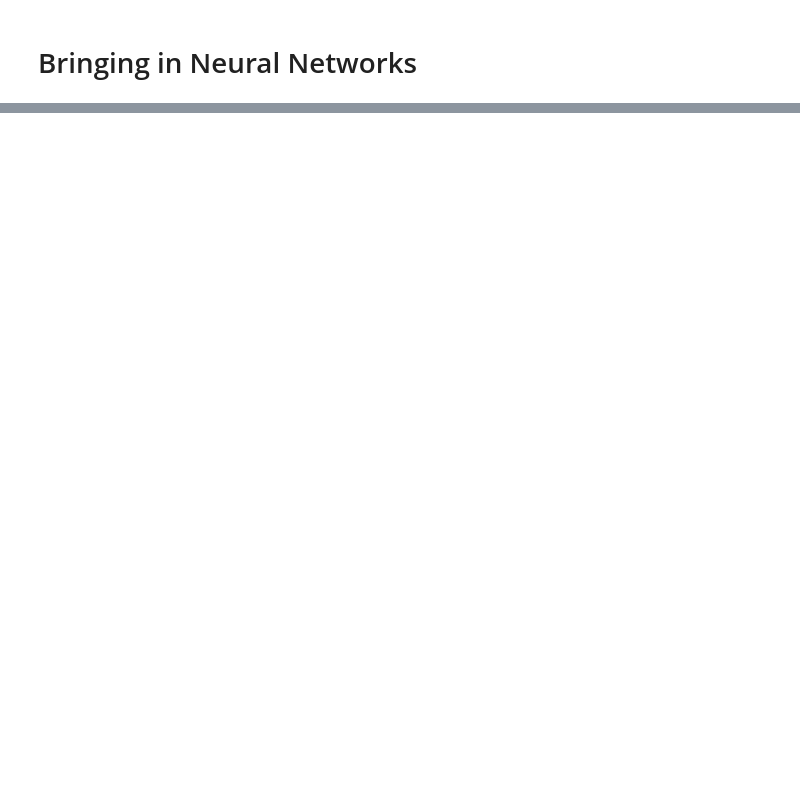
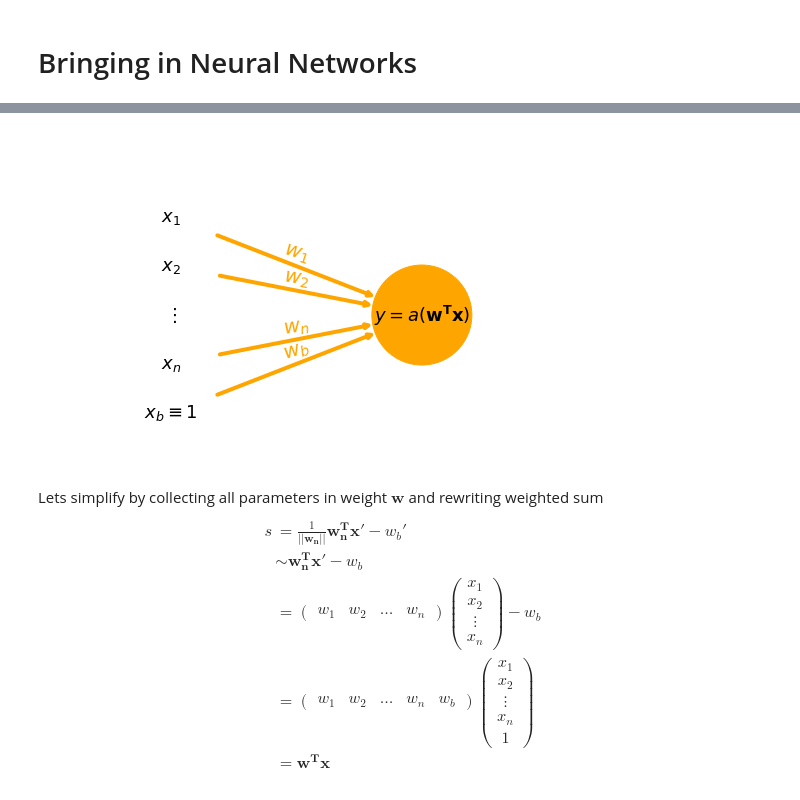
Before and after one commit to johndah/Intro-to-Machine-Learning, a Jupyter notebook: neural_networks_intro.ipynb, the cells around one changed output, grey strips where cells are left out. Drawn from its saved outputs; the diff is of its cells as text; code cells hidden in the pictures; blank space fills up the shorter version.

Commit message:
Bring in neural networks

```diff
--- a/neural_networks_intro.ipynb
+++ b/neural_networks_intro.ipynb
@@ -426,0 +322,79 @@ Latex('''
+# %%
+import pandas as pd
+import networkx as nx
+import matplotlib.pyplot as plt
+
+plt.figure(figsize=(9, 6))
+
+input_neurons = [r'$x_1$', r'$x_2$', r'$\vdots$', r'$x_n$', r'$x_b \equiv1$']
+output_neurons = [r'$y = a(\mathbf{w^T x})$']*len(input_neurons)
+
+df = pd.DataFrame({'input_neurons': input_neurons,
+                   'output_neurons': output_neurons})
+
+scale = .3
+pos = {input_neurons[0]: (1, 5*scale),
+       input_neurons[1]: (1, 4*scale),
+       input_neurons[2]: (1, 3*scale),
+       input_neurons[3]: (1, 2*scale),
+       input_neurons[4]: (1, 1*scale),
+       output_neurons[0]: (3, 3*scale)}
+
+labels = dict(zip(pos.keys(), pos.keys()))
+
+G = nx.from_pandas_edgelist(df,
+                            'input_neurons',
+                            'output_neurons',
+                            create_using=nx.DiGraph())
+
+G = nx.restricted_view(G, [],  [(input_neurons[2],  output_neurons[0])])
+nodes = nx.draw_networkx_nodes(G, pos,
+                               nodelist=G.nodes,
+                               node_size=1.e4,
+                               node_shape='o',
+                               node_color='orange',
+                               alpha=[0, 1, 0, 0, 0, 0])
+
+nx.draw_networkx_labels(G, pos, labels, font_size=18, font_color='black')
+
+edges = nx.draw_networkx_edges(G, pos, node_size=1.e4,
+                               arrowstyle='->',
+                               edge_color='orange',
+                               width=4,)
+
+nx.draw_networkx_edge_labels(G, pos, bbox=dict(facecolor='none', edgecolor='none'),
+                             font_size=20,
+                             font_color='orange',
+                             verticalalignment='bottom',
+                             edge_labels={(input_neurons[0], output_neurons[0]): r'$w_1$',
+                                          (input_neurons[1], output_neurons[1]): r'$w_2$',
+                                          (input_neurons[2], output_neurons[2]): '',
+                                          (input_neurons[3], output_neurons[3]): r'$w_n$',
+                                          (input_neurons[4], output_neurons[4]): r'$w_b$'})
+
+plt.xlim(0, 4)
+plt.ylim(0, 2)
+plt.axis('off')
+
+plt.show()
+
+Latex('''
+Lets simplify by collecting all parameters in weight $\\mathbf{w}$ and rewriting weighted sum
+\\begin{align}
+s &= \\frac{1}{||\\mathbf{w_{n}}||}\mathbf{w_{n}^T} \\mathbf{x'} - w_b' \\\
+&\\sim \mathbf{w_{n}^T} \\mathbf{x'} - w_b \\\
+&= \\begin{pmatrix} w_1 & w_2 & \ldots & w_n \\end{pmatrix} \\begin{pmatrix} x_1\\\ x_2 \\\ \\vdots \\\ x_n \\end{pmatrix} - w_b\\\
+&= \\begin{pmatrix} w_1 & w_2 & \ldots & w_n & w_b \\end{pmatrix} \\begin{pmatrix} x_1\\\ x_2 \\\ \\vdots \\\ x_n \\\ 1 \\end{pmatrix}\\\
+&= \mathbf{w^T} \\mathbf{x}
+\\end{align}
+''')
+# %% [output]
+[figure, added]
+Lets simplify by collecting all parameters in weight $\mathbf{w}$ and rewriting weighted sum
+\begin{align}
+s &= \frac{1}{||\mathbf{w_{n}}||}\mathbf{w_{n}^T} \mathbf{x'} - w_b' \\
+&\sim \mathbf{w_{n}^T} \mathbf{x'} - w_b \\
+&= \begin{pmatrix} w_1 & w_2 & \ldots & w_n \end{pmatrix} \begin{pmatrix} x_1\\ x_2 \\ \vdots \\ x_n \end{pmatrix} - w_b\\
+&= \begin{pmatrix} w_1 & w_2 & \ldots & w_n & w_b \end{pmatrix} \begin{pmatrix} x_1\\ x_2 \\ \vdots \\ x_n \\ 1 \end{pmatrix}\\
+&= \mathbf{w^T} \mathbf{x}
+\end{align}
```
Also changed, not shown: parts of 12 cells of this notebook.
